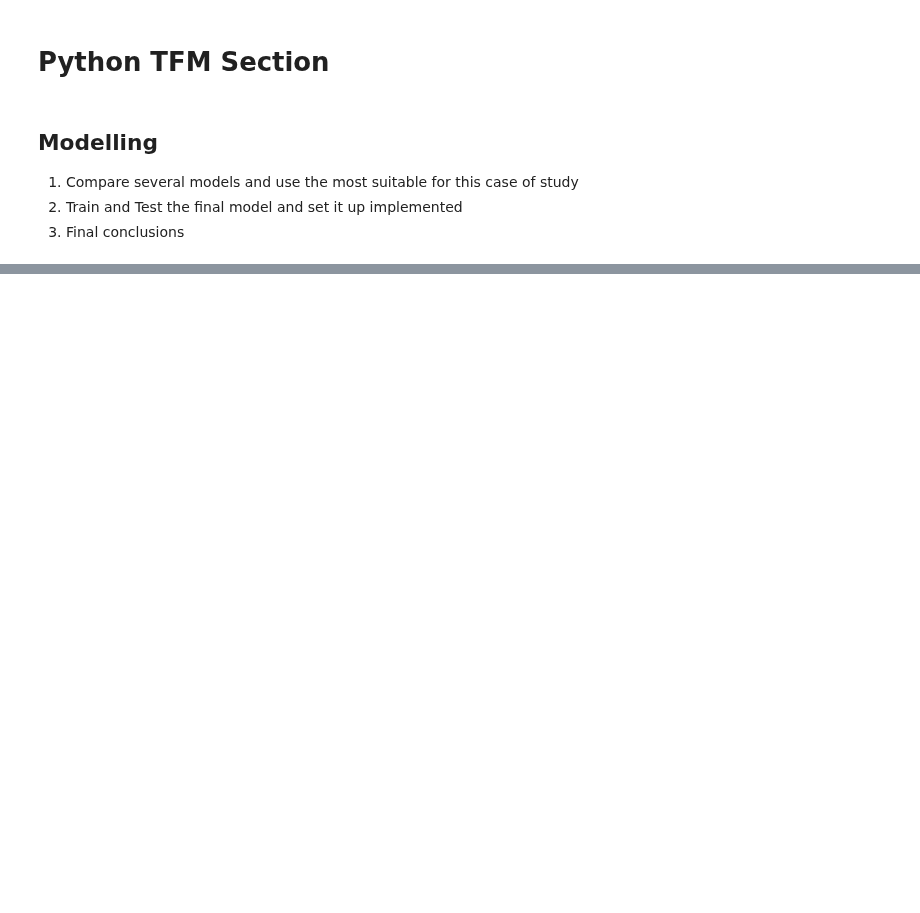
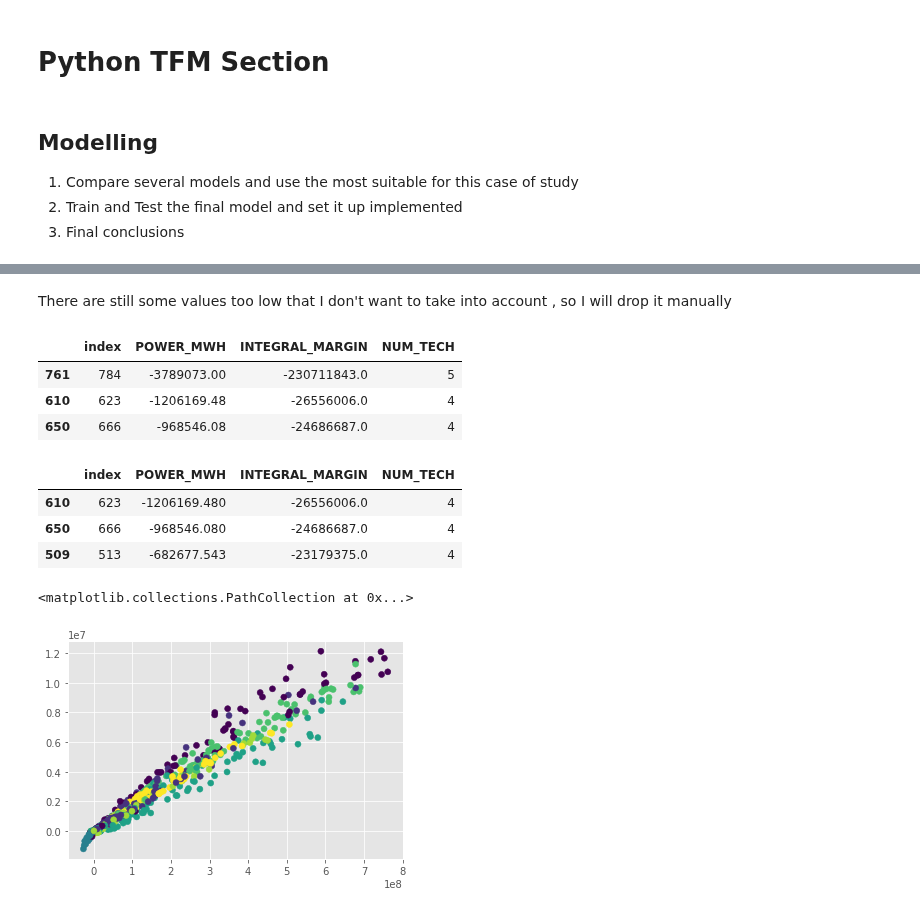
Before and after one commit to davescusope/TFM_Data_Science, a Jupyter notebook: 05. Modeling.ipynb, the cells around one changed output, grey strips where cells are left out. Drawn from its saved outputs; the diff is of its cells as text; code cells hidden in the pictures; blank space fills up the shorter version.

```diff
--- a/05. Modeling.ipynb
+++ b/05. Modeling.ipynb
@@ -25,0 +125,23 @@ df_modelize.sample(5)
+# %% [markdown]
+There are still some values too low that I don't want to take into account , so I will drop it manually
+# %%
+df_modelize3.sort_values('INTEGRAL_MARGIN').head(3)
+# %% [output]
+|  | index | POWER_MWH | INTEGRAL_MARGIN | NUM_TECH |
+| 761 | 784 | -3789073.00 | -230711843.0 | 5 |
+| 610 | 623 | -1206169.48 | -26556006.0 | 4 |
+| 650 | 666 | -968546.08 | -24686687.0 | 4 |
+# %%
+df_modelize3=df_modelize3.drop(df_modelize3.index[761])
+# %%
+df_modelize3.sort_values('INTEGRAL_MARGIN').head(3)
+# %% [output]
+|  | index | POWER_MWH | INTEGRAL_MARGIN | NUM_TECH |
+| 610 | 623 | -1206169.480 | -26556006.0 | 4 |
+| 650 | 666 | -968546.080 | -24686687.0 | 4 |
+| 509 | 513 | -682677.543 | -23179375.0 | 4 |
+# %%
+plt.scatter(df_modelize3['INTEGRAL_MARGIN'],df_modelize3['POWER_MWH'],c=df_modelize3['NUM_TECH'])
+# %% [output]
+<matplotlib.collections.PathCollection at 0x...>
+[figure, added]
```
Also changed, not shown: parts of 9 cells of this notebook, 3 other files.
